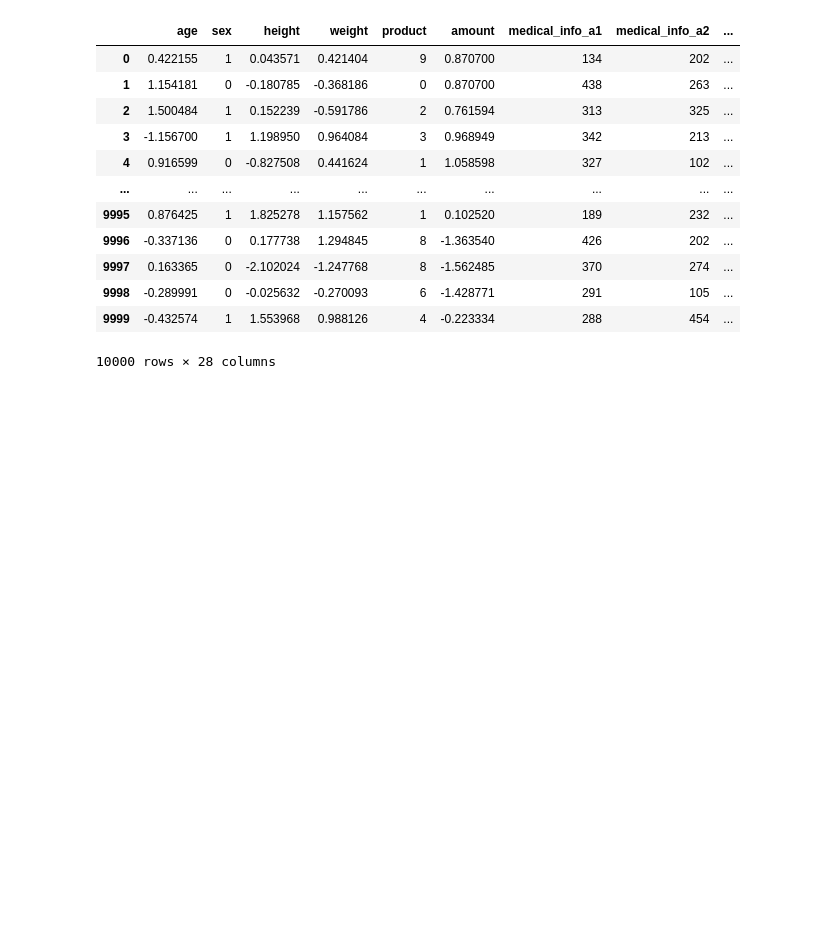
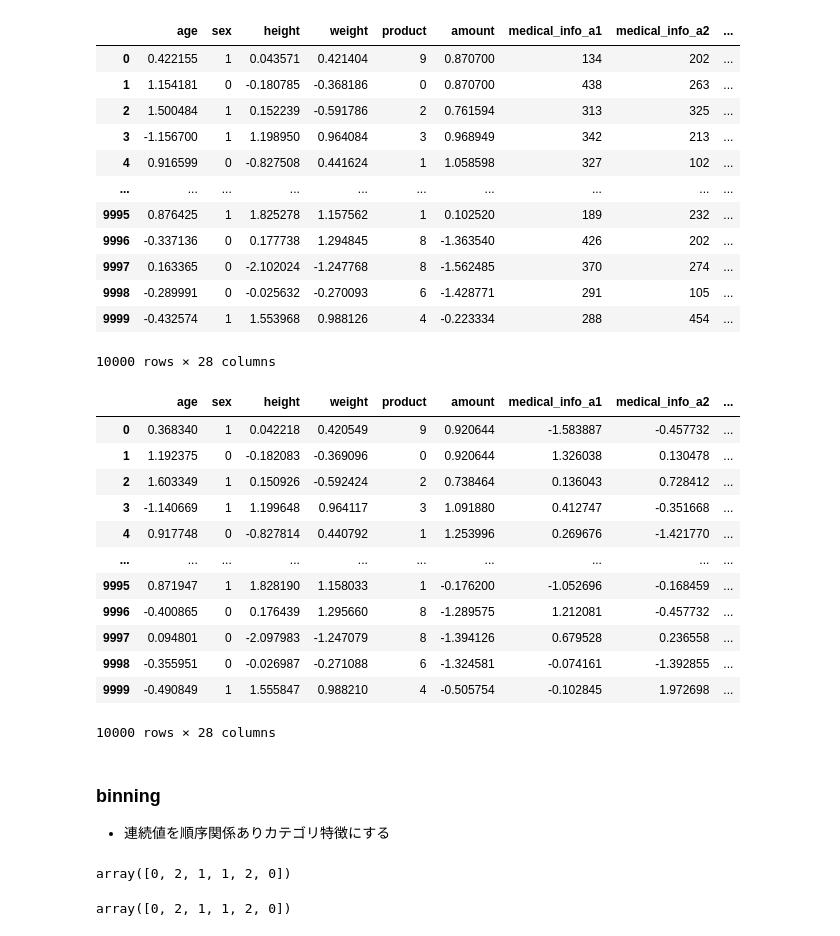
Before and after one commit to kitakou0313/titanic, a Jupyter notebook: kaggle_book/ch3/3_1.ipynb, the cells around one changed output. Cells and saved outputs as stored; diff of their text form; code cells hidden in the pictures; blank space fills up the shorter version.

```diff
--- a/kaggle_book/ch3/3_1.ipynb
+++ b/kaggle_book/ch3/3_1.ipynb
@@ -181,3 +189,41 @@ train_x
 | 9998 | -0.289991 | 0 | -0.025632 | -0.270093 | 6 | -1.428771 | 291 | 105 | ... |
 | 9999 | -0.432574 | 1 | 1.553968 | 0.988126 | 4 | -0.223334 | 288 | 454 | ... |
 10000 rows × 28 columns
+# %%
+# Yeo-Johnson変換
+# Box-Cox変換の一般化
+
+pt_yeo_johnson = PowerTransformer(method="yeo-johnson")
+pt_yeo_johnson.fit(train_x[num_cols])
+
+train_x[num_cols] = pt_yeo_johnson.transform(train_x[num_cols])
+test_x[num_cols] = pt_yeo_johnson.transform(test_x[num_cols])
+# %%
+train_x
+# %% [output]
+|  | age | sex | height | weight | product | amount | medical_info_a1 | medical_info_a2 | ... |
+| 0 | 0.368340 | 1 | 0.042218 | 0.420549 | 9 | 0.920644 | -1.583887 | -0.457732 | ... |
+| 1 | 1.192375 | 0 | -0.182083 | -0.369096 | 0 | 0.920644 | 1.326038 | 0.130478 | ... |
+| 2 | 1.603349 | 1 | 0.150926 | -0.592424 | 2 | 0.738464 | 0.136043 | 0.728412 | ... |
+| 3 | -1.140669 | 1 | 1.199648 | 0.964117 | 3 | 1.091880 | 0.412747 | -0.351668 | ... |
+| 4 | 0.917748 | 0 | -0.827814 | 0.440792 | 1 | 1.253996 | 0.269676 | -1.421770 | ... |
+| ... | ... | ... | ... | ... | ... | ... | ... | ... | ... |
+| 9995 | 0.871947 | 1 | 1.828190 | 1.158033 | 1 | -0.176200 | -1.052696 | -0.168459 | ... |
+| 9996 | -0.400865 | 0 | 0.176439 | 1.295660 | 8 | -1.289575 | 1.212081 | -0.457732 | ... |
+| 9997 | 0.094801 | 0 | -2.097983 | -1.247079 | 8 | -1.394126 | 0.679528 | 0.236558 | ... |
+| 9998 | -0.355951 | 0 | -0.026987 | -0.271088 | 6 | -1.324581 | -0.074161 | -1.392855 | ... |
+| 9999 | -0.490849 | 1 | 1.555847 | 0.988210 | 4 | -0.505754 | -0.102845 | 1.972698 | ... |
+10000 rows × 28 columns
+# %% [markdown]
+### binning
+- 連続値を順序関係ありカテゴリ特徴にする
+# %%
+x = [1,7,5,4,6,3]
+binned = pd.cut(x, 3, labels=False)
+binned
+# %% [output]
+array([0, 2, 1, 1, 2, 0])
+# %%
+binned
+# %% [output]
+array([0, 2, 1, 1, 2, 0])
```
Also changed, not shown: parts of 5 cells of this notebook.
